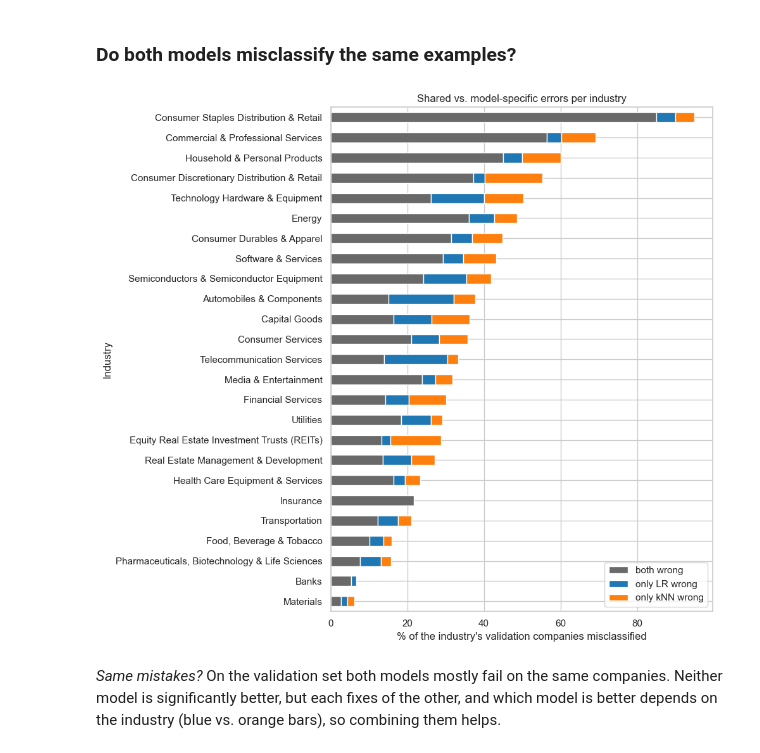
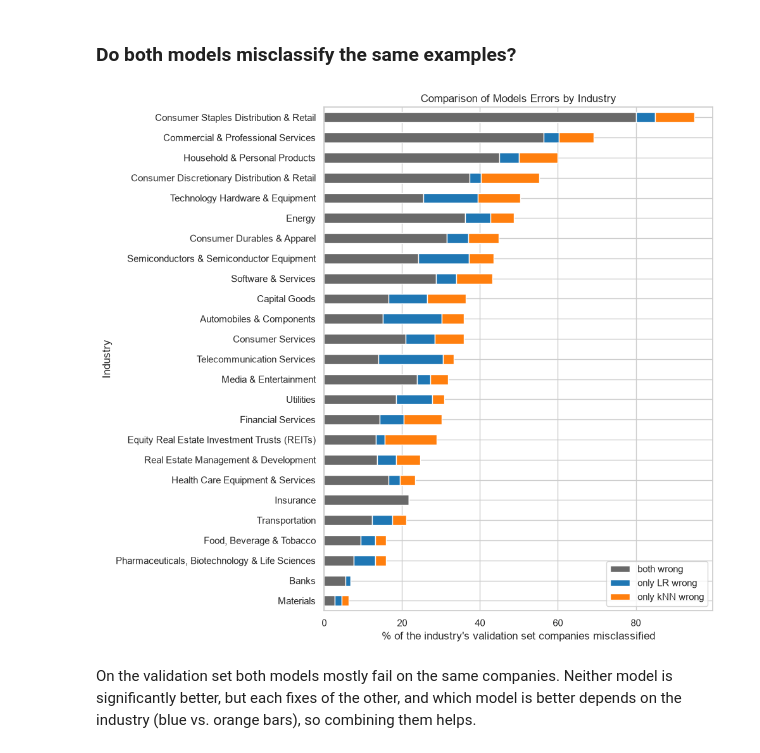
Before and after one commit to adevantery/fods2026, a Jupyter notebook: Practical_task_1/task1.1.ipynb, the cells around one changed output. Drawn from its saved outputs; the diff is of its cells as text; code cells hidden in the pictures.

```diff
--- a/Practical_task_1/task1.1.ipynb
+++ b/Practical_task_1/task1.1.ipynb
@@ -274,18 +274,19 @@ Both models show similar confusion patterns, with most predictions concentrated
 ### Do both models misclassify the same examples?
 # %%
 # Per industry: errors made by both models vs. errors made by only one of them (% of the industry's companies)
+lr_ok, knn_ok = pred_lr == y_val, pred_knn == y_val
 err = pd.DataFrame({"industry": CLASSES[y_val],
                     "both wrong": ~lr_ok & ~knn_ok,
                     "only LR wrong": ~lr_ok & knn_ok,
                     "only kNN wrong": lr_ok & ~knn_ok}).groupby("industry").mean() * 100
 err = err.loc[err.sum(axis=1).sort_values().index]
 
 ax = err.plot.barh(stacked=True, figsize=(10, 9), color=["dimgrey", "tab:blue", "tab:orange"])
 ax.set(xlabel="% of the industry's validation set companies misclassified", ylabel="Industry",
        title="Comparison of Models Errors by Industry")
 ax.legend(loc="lower right"); plt.tight_layout(); plt.show()
 # %% [output]
-[figure, old version]
+[figure, new version]
 # %% [markdown]
-*Same mistakes?* On the validation set both models mostly fail on the same companies. Neither model is significantly better, but each fixes of
+On the validation set both models mostly fail on the same companies. Neither model is significantly better, but each fixes of
 the other, and which model is better depends on the industry (blue vs. orange bars), so combining them helps.
```
Also changed, not shown: parts of 45 cells of this notebook, 1 other file.
